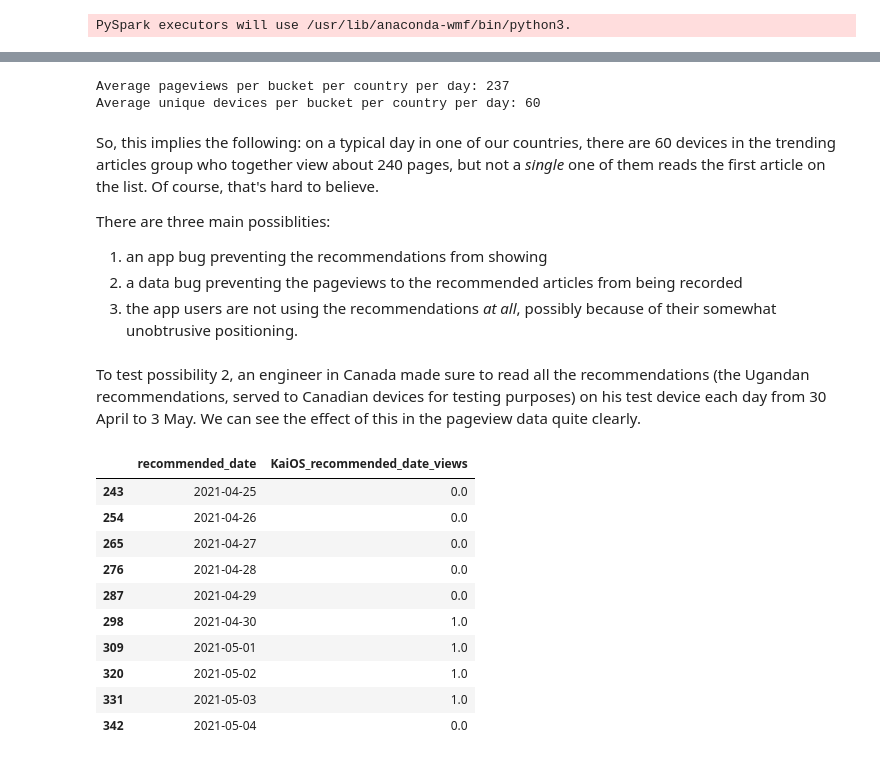
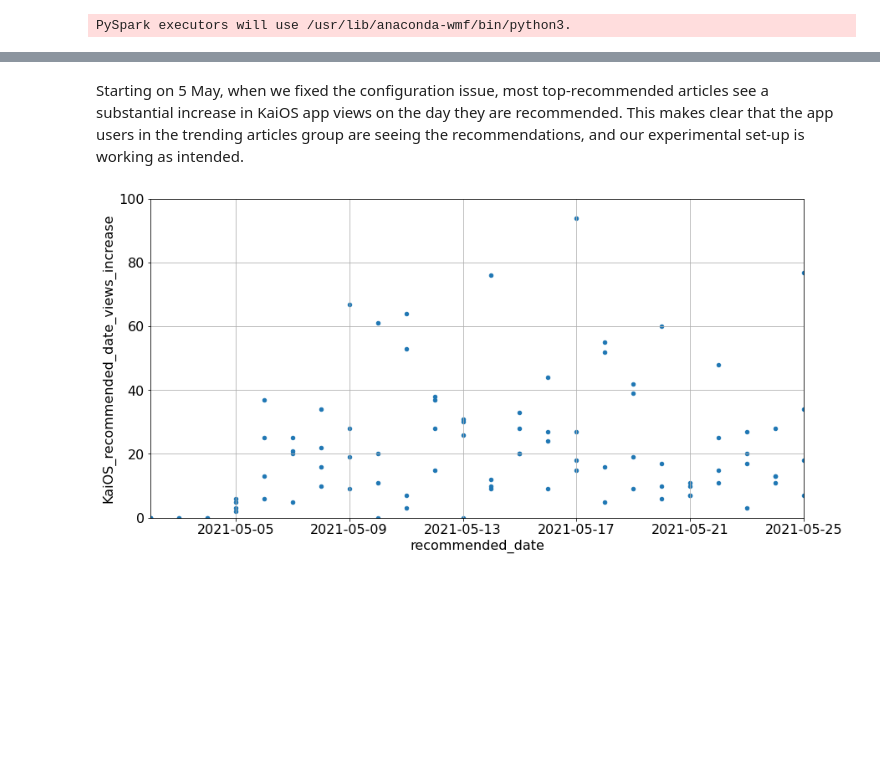
Before and after one commit to wikimedia-research/2021-KaiOS-app-homepage-content-suggestions, a Jupyter notebook: post_deployment_data_check.ipynb, the cells around one changed output, grey strips where cells are left out. Saved outputs shown, nothing was run; the diff lists cells and outputs as text; code cells hidden in the pictures; blank space fills up the shorter version.

```diff
--- a/post_deployment_data_check.ipynb
+++ b/post_deployment_data_check.ipynb
@@ -142,20 +144,13 @@ We intentionally do not track the names of the pages read together with the user
 
 However, we do track the aggregate number of views to specific pages by various client _types_, so we can check the overall reading patterns of KaiOS app users in these countries to verify that there is some increase in pageviews to top recommended articles.
 # %%
-country_mapping = pd.DataFrame(
-    [(x[0], y) for x in countries.items() for y in x[1]],
-    columns=["recommendation_country", "viewing_country"]
-)
-
 top_recommended_articles = (
     pd.read_csv("trending_articles.csv", parse_dates=["date"])
-    .query("date >= '2021-04-01' & date < '2021-05-04' & rank == 1")
+    .query(f"date >= '2021-05-01' & date < '{yesterday}' & rank == 1 & country != 'IN'")
     .reset_index(drop=True)
     [["date", "country", "article"]]
     .rename({
         "date": "trending_date",
-        "country": "recommendation_country"
     }, axis="columns")
     .assign(recommended_date=lambda df: df["trending_date"] + pd.DateOffset(days=1))
-    .merge(country_mapping, how="left")
 )
@@ -162,22 +173,21 @@ top_recommended_articles = (
 # %%
 relevant_pages = top_recommended_articles["article"].pipe(sql_tuple)
-relevant_countries = sql_tuple([l for l in countries.values() for l in l])
 
 relevant_views = wmf.spark.run(f"""
 SELECT
     DATE(CONCAT_WS('-', year, LPAD(CAST(month AS STRING), 2, '0'), LPAD(CAST(day AS STRING), 2, '0'))) AS `date`,
-    country_code AS viewing_country,
+    country_code AS country,
     page_title AS article,
     SUM(view_count) AS views,
     SUM(IF(user_agent_map['os_family'] = 'KaiOS' AND access_method = 'mobile app', view_count, 0)) AS KaiOS_views
 FROM wmf.pageview_hourly
 WHERE
     page_title IN {relevant_pages}
-    AND country_code IN {relevant_countries}
+    AND country_code IN ('NG', 'PK', 'TZ', 'UG')
     AND agent_type = 'user'
     AND project = 'en.wikipedia'
     AND year = 2021
-    AND month >= 4
+    AND month >= 5
 GROUP BY
     page_title,
     country_code,
@@ -214,8 +224,13 @@ recommended_date_relevant_views = (
     .assign(recommended_date=lambda df: pd.to_datetime(df["recommended_date"]))
 )
 
-top_recommended_articles = pd.merge(
-    top_recommended_articles,
-    recommended_date_relevant_views,
-    how="left"
+top_recommended_articles = (
+    pd.merge(
+        top_recommended_articles,
+        recommended_date_relevant_views,
+        how="left"
+    ).assign(
+        KaiOS_recommended_date_views_increase=
+            lambda df: df["KaiOS_recommended_date_views"] - df["KaiOS_trending_date_views"]
+    )
 )
@@ -333,40 +237,6 @@ However, we *are* recording pageviews from the users in this experiment; below a
-# %%
-print(
-    "Average pageviews per bucket per country per day:",
-    int(experiment_pageviews.query("date < '2021-05-05'")["pageviews"].mean().round())
-)
-
-print(
-    "Average unique devices per bucket per country per day:",
-    int(daily_experiment_uniques.query("date < '2021-05-05'")["unique_devices"].mean().round())
-)
-# %% [output]
-Average pageviews per bucket per country per day: 237
-Average unique devices per bucket per country per day: 60
-# %% [markdown]
-So, this implies the following: on a typical day in one of our countries, there are 60 devices in the trending articles group who together view about 240 pages, but not a _single_ one of them reads the first article on the list. Of course, that's hard to believe.
-
-There are three main possiblities:
-1. an app bug preventing the recommendations from showing
-2. a data bug preventing the pageviews to the recommended articles from being recorded
-3. the app users are not using the recommendations _at all_, possibly because of their somewhat unobtrusive positioning.
-# %% [markdown]
-To test possibility 2, an engineer in Canada made sure to read all the recommendations (the Ugandan recommendations, served to Canadian devices for testing purposes) on his test device each day from 30 April to 3 May. We can see the effect of this in the pageview data quite clearly.
-# %%
-(
-    top_recommended_articles
-    .query("viewing_country == 'CA' & recommended_date >= '2021-04-25' & recommended_date < '2021-05-06'")
-    [["recommended_date", "KaiOS_recommended_date_views"]]
-)
-# %% [output]
-|  | recommended_date | KaiOS_recommended_date_views |
-| 243 | 2021-04-25 | 0.0 |
-| 254 | 2021-04-26 | 0.0 |
-| 265 | 2021-04-27 | 0.0 |
-| 276 | 2021-04-28 | 0.0 |
-| 287 | 2021-04-29 | 0.0 |
-| 298 | 2021-04-30 | 1.0 |
-| 309 | 2021-05-01 | 1.0 |
-| 320 | 2021-05-02 | 1.0 |
-| 331 | 2021-05-03 | 1.0 |
-| 342 | 2021-05-04 | 0.0 |
+# %% [markdown]
+Starting on 5 May, when we fixed the configuration issue, most top-recommended articles see a substantial increase in KaiOS app views on the day they are recommended. This makes clear that the app users in the trending articles group are seeing the recommendations, and our experimental set-up is working as intended.
+# %%
+top_recommended_articles.plot(x="recommended_date", y="KaiOS_recommended_date_views_increase", kind="scatter", ylim=(0,100));
+# %% [output]
+[figure, added]
```
Also changed, not shown: parts of 14 cells of this notebook.
